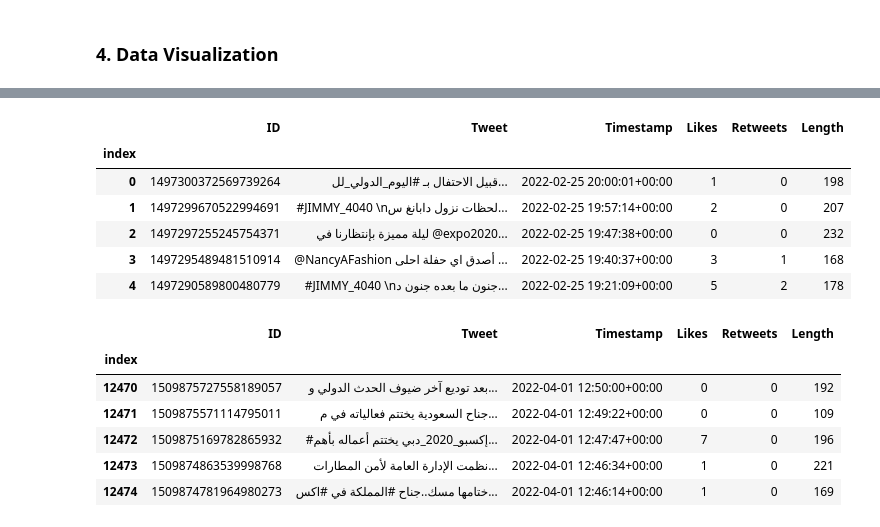
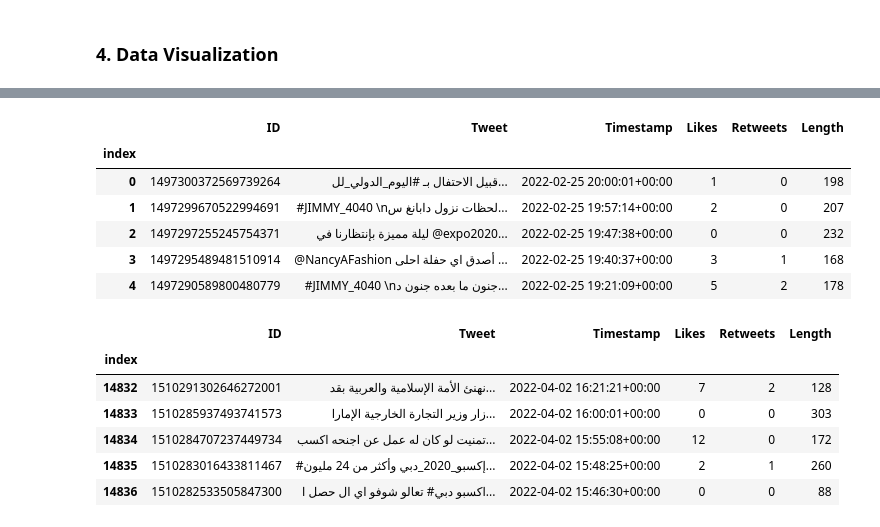
Before and after one commit to dalalbinhumaid/expo-2020-sentiment-analysis, a Jupyter notebook: tweets-collection.ipynb, the cells around one changed output, grey strips where cells are left out. Drawn from its saved outputs; the diff is of its cells as text; code cells hidden in the pictures.

```diff
--- a/tweets-collection.ipynb
+++ b/tweets-collection.ipynb
@@ -166,38 +166,40 @@ tweets4 = pd.read_csv('tweets1439.csv')
 tweets5 = pd.read_csv('tweets526.csv')
 tweets6 = pd.read_csv('tweets546.csv')
 tweets7 = pd.read_csv('tweets129.csv')
-
+tweets8 = pd.read_csv('tweets1700.csv')
 
 tweets1 = tweets1.drop(['Unnamed: 0'], axis=1)
 tweets2 = tweets2.drop(['Unnamed: 0'], axis=1)
 tweets3 = tweets3.drop(['index'], axis=1)
 tweets4 = tweets4.drop(['index'], axis=1)
 tweets5 = tweets5.drop(['index'], axis=1)
 tweets6 = tweets6.drop(['index'], axis=1)
 tweets7 = tweets7.drop(['index'], axis=1)
+tweets8 = tweets8.drop(['index'], axis=1)
 
 
-frames = [tweets1, tweets2, tweets3, tweets4, tweets5, tweets6, tweets7]
+
+frames = [tweets1, tweets2, tweets3, tweets4, tweets5, tweets6, tweets7, tweets8]
 final_tweets = pd.concat(frames)  # append the data frame to the previous one
 final_tweets.insert(0, 'index', range(0, len(final_tweets)))
 final_tweets = final_tweets.set_index('index')
 
 display(final_tweets.head())
 display(final_tweets.tail())
 
-final_tweets.to_csv('tweets_updated.csv')
+final_tweets.to_csv('dirty_tweets_updated.csv')
 # %% [output]
 |  | ID | Tweet | Timestamp | Likes | Retweets | Length |
 | index |  |  |  |  |  |  |
 | 0 | 1497300372569739264 | قبيل الاحتفال بـ #اليوم_الدولي_لل... | 2022-02-25 20:00:01+00:00 | 1 | 0 | 198 |
 | 1 | 1497299670522994691 | #JIMMY_4040 \nلحظات نزول دابانغ س... | 2022-02-25 19:57:14+00:00 | 2 | 0 | 207 |
 | 2 | 1497297255245754371 | ليلة مميزة بإنتظارنا في @expo2020... | 2022-02-25 19:47:38+00:00 | 0 | 0 | 232 |
 | 3 | 1497295489481510914 | @NancyAFashion أصدق اي حفلة احلى ... | 2022-02-25 19:40:37+00:00 | 3 | 1 | 168 |
 | 4 | 1497290589800480779 | #JIMMY_4040 \nجنون ما بعده جنون د... | 2022-02-25 19:21:09+00:00 | 5 | 2 | 178 |
 |  | ID | Tweet | Timestamp | Likes | Retweets | Length |
 | index |  |  |  |  |  |  |
-| 12470 | 1509875727558189057 | بعد توديع آخر ضيوف الحدث الدولي و... | 2022-04-01 12:50:00+00:00 | 0 | 0 | 192 |
-| 12471 | 1509875571114795011 | جناح السعودية يختتم فعالياته في م... | 2022-04-01 12:49:22+00:00 | 0 | 0 | 109 |
-| 12472 | 1509875169782865932 | #إكسبو_2020_دبي يختتم أعماله بأهم... | 2022-04-01 12:47:47+00:00 | 7 | 0 | 196 |
-| 12473 | 1509874863539998768 | نظمت الإدارة العامة لأمن المطارات... | 2022-04-01 12:46:34+00:00 | 1 | 0 | 221 |
-| 12474 | 1509874781964980273 | ختامها مسك..جناح #المملكة في #اكس... | 2022-04-01 12:46:14+00:00 | 1 | 0 | 169 |
+| 14832 | 1510291302646272001 | نهنئ الأمة الإسلامية والعربية بقد... | 2022-04-02 16:21:21+00:00 | 7 | 2 | 128 |
+| 14833 | 1510285937493741573 | زار وزير التجارة الخارجية الإمارا... | 2022-04-02 16:00:01+00:00 | 0 | 0 | 303 |
+| 14834 | 1510284707237449734 | تمنيت لو كان له عمل عن اجنحه اكسب... | 2022-04-02 15:55:08+00:00 | 12 | 0 | 172 |
+| 14835 | 1510283016433811467 | #إكسبو_2020_دبي وأكثر من 24 مليون... | 2022-04-02 15:48:25+00:00 | 2 | 1 | 260 |
+| 14836 | 1510282533505847300 | اكسبو دبي# تعالو شوفو اي ال حصل ا... | 2022-04-02 15:46:30+00:00 | 0 | 0 | 88 |
```
Also changed, not shown: parts of 5 cells of this notebook, 7 other files.
